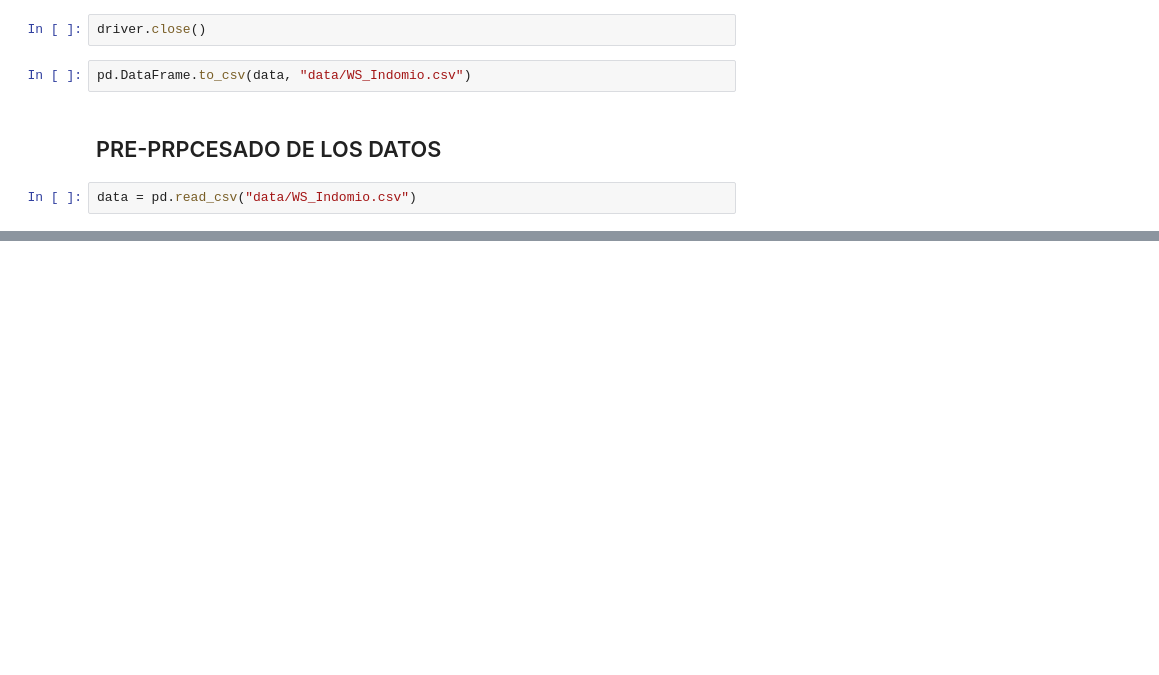
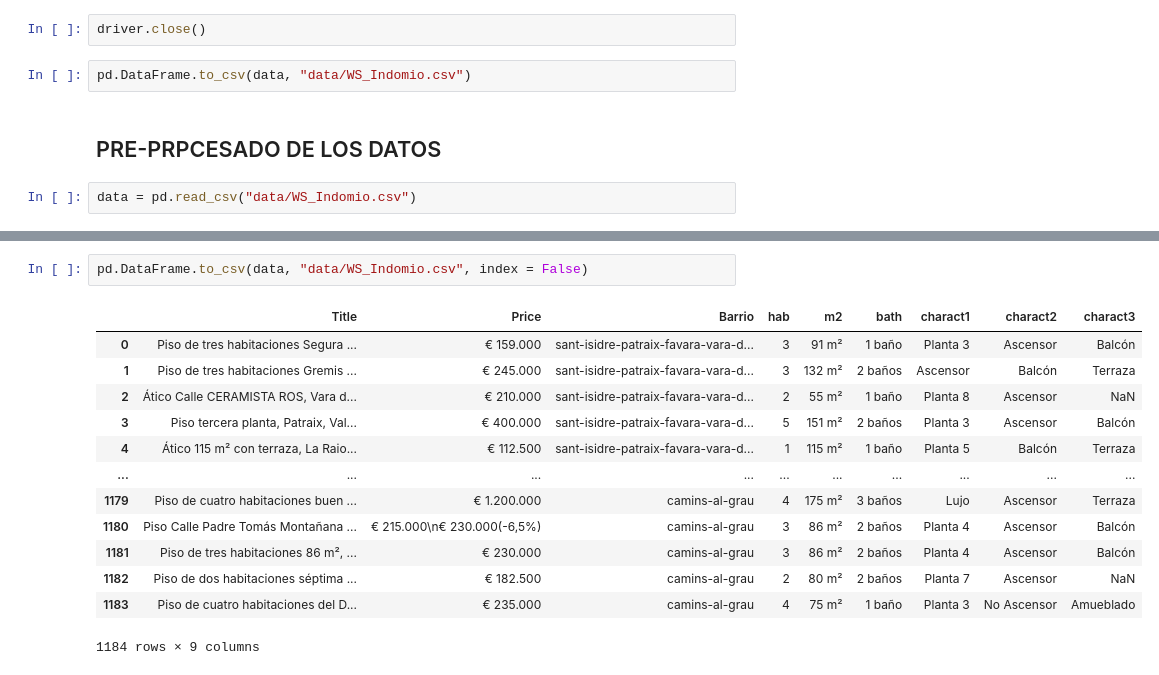
Before and after one commit to esedesam/mcd-nlp-proyecto, a Jupyter notebook: WS.ipynb, the cells around one changed output, grey strips where cells are left out. Cells and saved outputs as stored; diff of their text form; blank space fills up the shorter version.

```diff
--- a/WS.ipynb
+++ b/WS.ipynb
@@ -139,0 +213,16 @@ data
+# %%
+pd.DataFrame.to_csv(data, "data/WS_Indomio.csv", index = False)
+# %% [output]
+|  | Title | Price | Barrio | hab | m2 | bath | charact1 | charact2 | charact3 |
+| 0 | Piso de tres habitaciones Segura ... | € 159.000 | sant-isidre-patraix-favara-vara-d... | 3 | 91 m² | 1 baño | Planta 3 | Ascensor | Balcón |
+| 1 | Piso de tres habitaciones Gremis ... | € 245.000 | sant-isidre-patraix-favara-vara-d... | 3 | 132 m² | 2 baños | Ascensor | Balcón | Terraza |
+| 2 | Ático Calle CERAMISTA ROS, Vara d... | € 210.000 | sant-isidre-patraix-favara-vara-d... | 2 | 55 m² | 1 baño | Planta 8 | Ascensor | NaN |
+| 3 | Piso tercera planta, Patraix, Val... | € 400.000 | sant-isidre-patraix-favara-vara-d... | 5 | 151 m² | 2 baños | Planta 3 | Ascensor | Balcón |
+| 4 | Ático 115 m² con terraza, La Raio... | € 112.500 | sant-isidre-patraix-favara-vara-d... | 1 | 115 m² | 1 baño | Planta 5 | Balcón | Terraza |
+| ... | ... | ... | ... | ... | ... | ... | ... | ... | ... |
+| 1179 | Piso de cuatro habitaciones buen ... | € 1.200.000 | camins-al-grau | 4 | 175 m² | 3 baños | Lujo | Ascensor | Terraza |
+| 1180 | Piso Calle Padre Tomás Montañana ... | € 215.000\n€ 230.000(-6,5%) | camins-al-grau | 3 | 86 m² | 2 baños | Planta 4 | Ascensor | Balcón |
+| 1181 | Piso de tres habitaciones 86 m², ... | € 230.000 | camins-al-grau | 3 | 86 m² | 2 baños | Planta 4 | Ascensor | Balcón |
+| 1182 | Piso de dos habitaciones séptima ... | € 182.500 | camins-al-grau | 2 | 80 m² | 2 baños | Planta 7 | Ascensor | NaN |
+| 1183 | Piso de cuatro habitaciones del D... | € 235.000 | camins-al-grau | 4 | 75 m² | 1 baño | Planta 3 | No Ascensor | Amueblado |
+1184 rows × 9 columns
```
Also changed, not shown: parts of 5 cells of this notebook, 1 other file.
